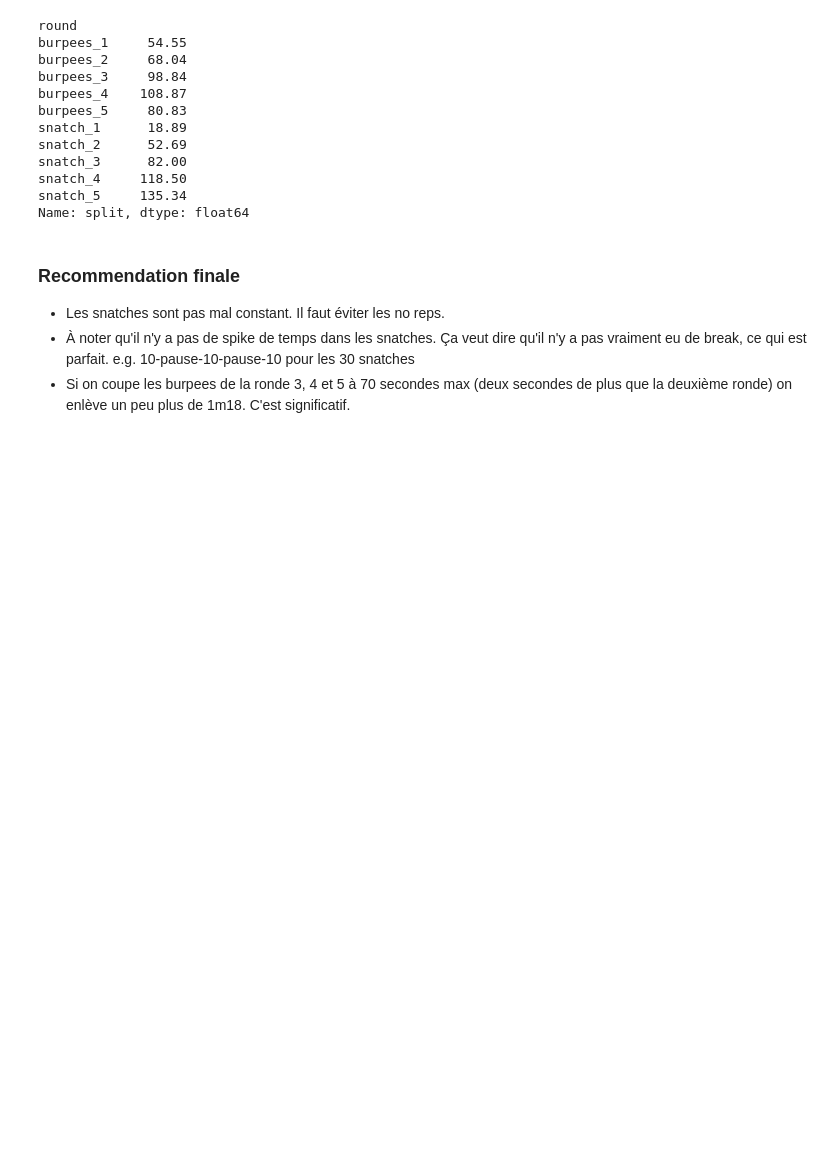
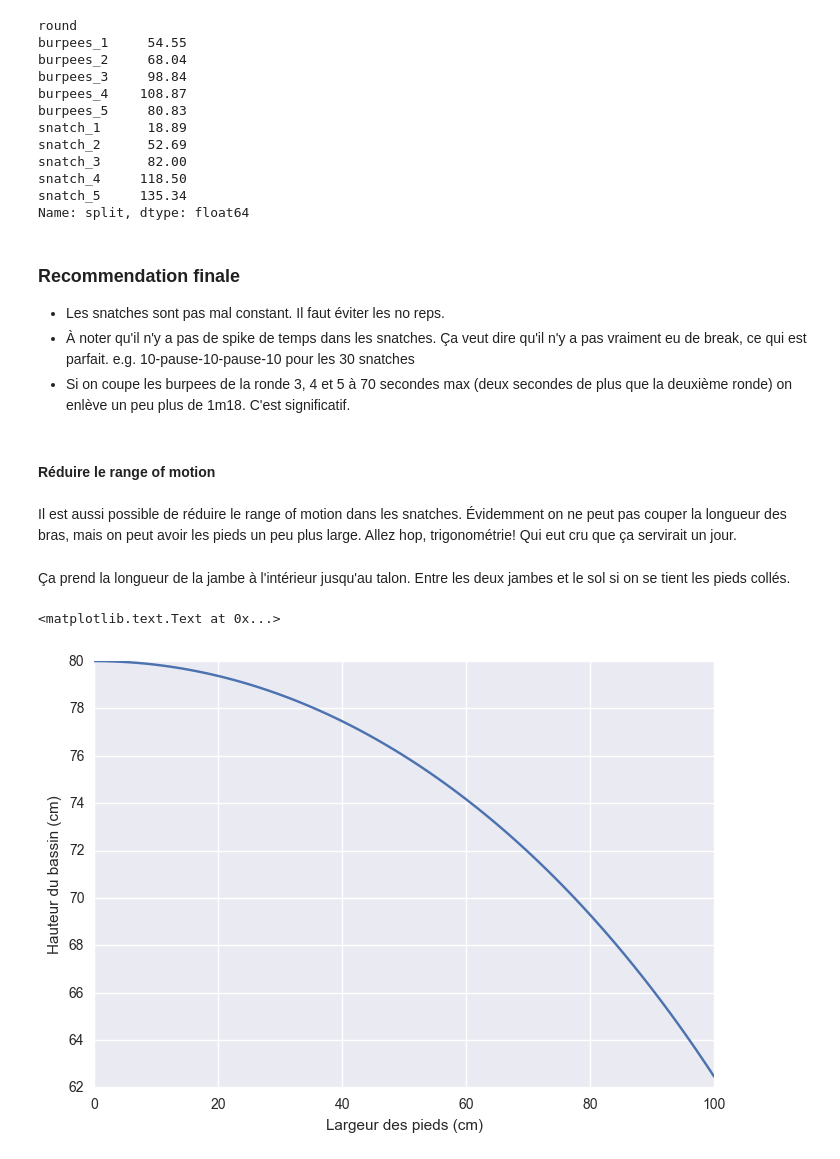
Before and after one commit to atremblay/AMRAP, a Jupyter notebook: Opens2017/17.1/Jo_Cayer/Jonathan Cayer.ipynb, the cells around one changed output. Saved outputs shown, nothing was run; the diff lists cells and outputs as text; code cells hidden in the pictures; blank space fills up the shorter version.

```diff
--- a/Opens2017/17.1/Jo_Cayer/Jonathan Cayer.ipynb
+++ b/Opens2017/17.1/Jo_Cayer/Jonathan Cayer.ipynb
@@ -147,3 +148,23 @@ Name: split, dtype: float64
 * Les snatches sont pas mal constant. Il faut éviter les no reps.
 * À noter qu'il n'y a pas de spike de temps dans les snatches. Ça veut dire qu'il n'y a pas vraiment eu de break, ce qui est parfait. e.g. 10-pause-10-pause-10 pour les 30 snatches
 * Si on coupe les burpees de la ronde 3, 4 et 5 à 70 secondes max (deux secondes de plus que la deuxième ronde) on enlève un peu plus de 1m18. C'est significatif.
+# %% [markdown]
+#### Réduire le range of motion
+# %% [markdown]
+Il est aussi possible de réduire le range of motion dans les snatches. Évidemment on ne peut pas couper la longueur des bras, mais on peut avoir les pieds un peu plus large. Allez hop, trigonométrie! Qui eut cru que ça servirait un jour.
+# %% [markdown]
+Ça prend la longueur de la jambe à l'intérieur jusqu'au talon. Entre les deux jambes et le sol si on se tient les pieds collés.
+# %%
+def height(feet_distance, h):
+    a = feet_distance/2
+    angle = np.arccos(a/h)
+    return h * np.sin(angle)
+# %%
+X = np.linspace(0, 100, 100)
+y = height(X, 80)
+plt.plot(X, y)
+plt.xlabel("Largeur des pieds (cm)")
+plt.ylabel("Hauteur du bassin (cm)")
+# %% [output]
+<matplotlib.text.Text at 0x...>
+[figure, added]
```
Also changed, not shown: parts of 5 cells of this notebook, 4 other files.
